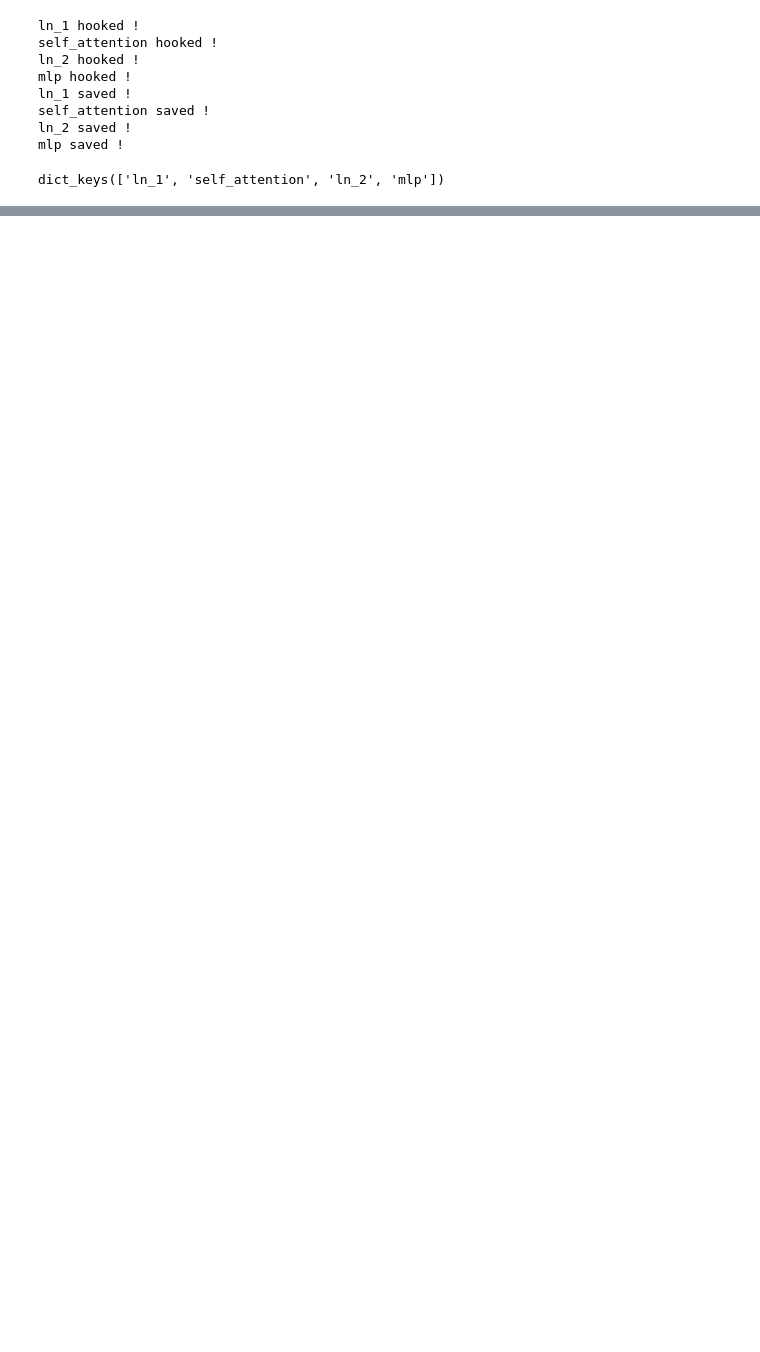
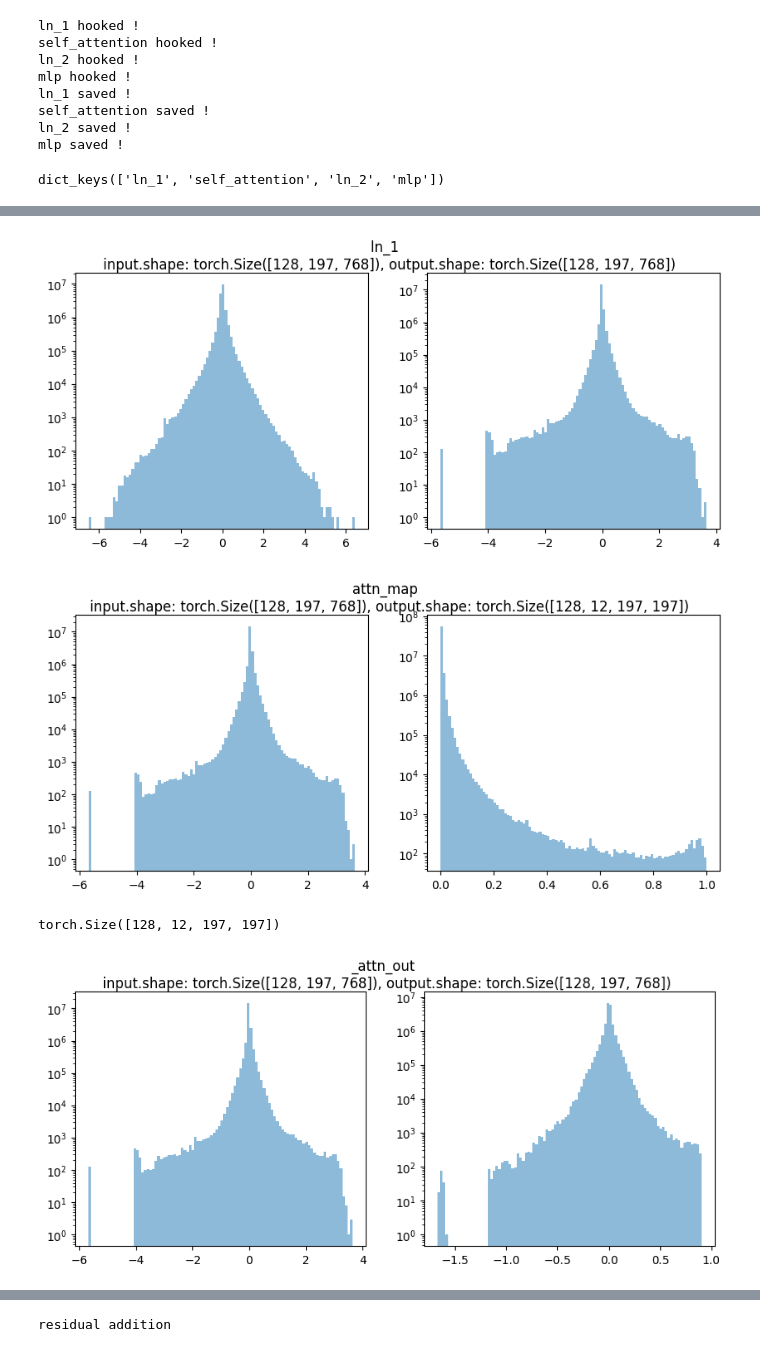
Before and after one commit to jiho264/myQuantTF, a Jupyter notebook: ViTActivationViewer.ipynb, the cells around one changed output, grey strips where cells are left out. Saved outputs shown, nothing was run; the diff lists cells and outputs as text; code cells hidden in the pictures; blank space fills up the shorter version.

```diff
--- a/ViTActivationViewer.ipynb
+++ b/ViTActivationViewer.ipynb
@@ -120,3 +77,16 @@ mlp saved !
 saver.keys()
 # %% [output]
 dict_keys(['ln_1', 'self_attention', 'ln_2', 'mlp'])
+# %%
+for key, value in saver.items():
+    print(key, type(key), type(value))
+    _input, _output = value
+    print(type(_input), type(_output))
+    if type(_input) == tuple:
+        print("input", key, [i.shape for i in _input])
+    if type(_output) == tuple:
+        for i in _output:
+            print("output", key, type(i))
+    else:
+        print("output", key, _output.shape)
+    print("")
@@ -147,20 +134,3 @@ def plot_data(input, output, title: str):
 
     if title in ["self_attention", "mlp"]:
         print("residual addition")
-# %%
-for key, value in saver.items():
-    if key == "self_attention":
-        _in, _out = value[0][0], value[1][0]
-        print("attention_map")
-        # (197, 197)
-        # print(value[1][1][0].shape, value[1][1][0].sum())
-
-        # (197)
-        # print(value[1][1][0][0].shape, value[1][1][0][0].sum())
-        # scalar
-        # print(value[1][1][0][0][0].shape, value[1][1][0][0][0].sum())
-        plot_data(value[1][1], value[1][1][0], "attn_map")
-    else:
-        _in, _out = value[0][0], value[1]
-
-    plot_data(_in, _out, key)
@@ -175,0 +137,16 @@ residual addition
+# %%
+for key, value in saver.items():
+    _input, _output = value
+
+    if key == "self_attention":
+        _attn_out, _attn_map = _output
+        if _attn_map != None:
+            plot_data(_input, _attn_map, "attn_map")
+        plot_data(_input, _attn_out, "_attn_out")
+    else:
+        plot_data(_input, _output, key)
+# %% [output]
+[figure, added]
+[figure, added]
+torch.Size([128, 12, 197, 197])
+[figure, added]
@@ -175,0 +155 @@ residual addition
+residual addition
```
Also changed, not shown: parts of 6 cells of this notebook, 5 other files.
